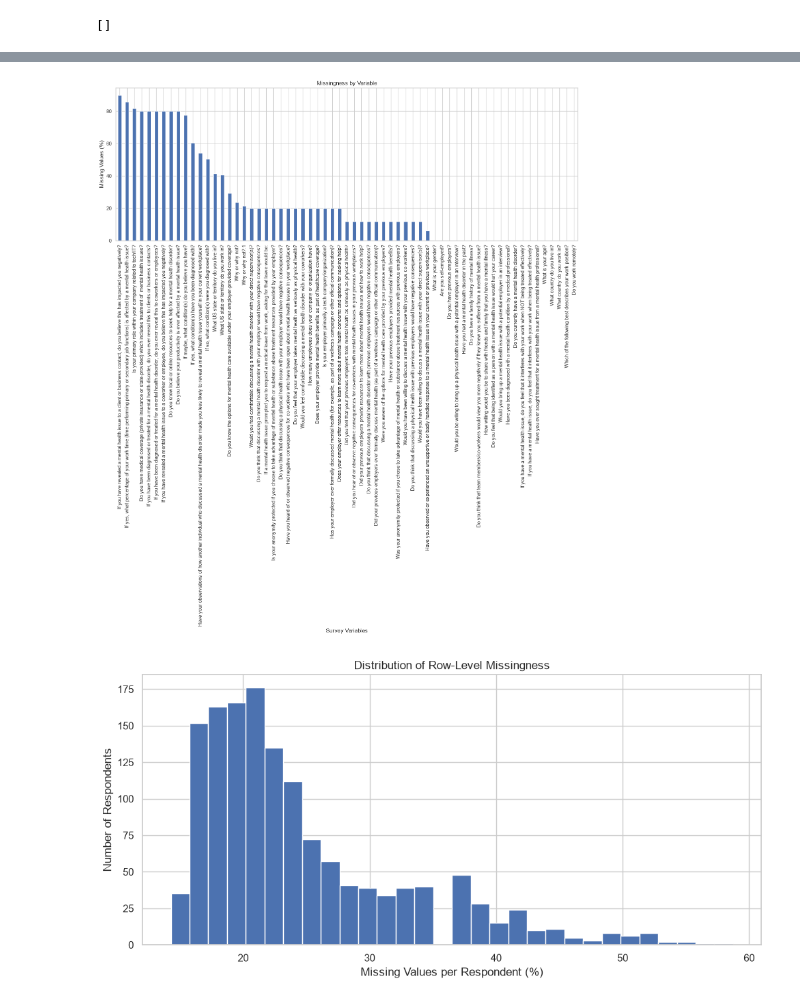
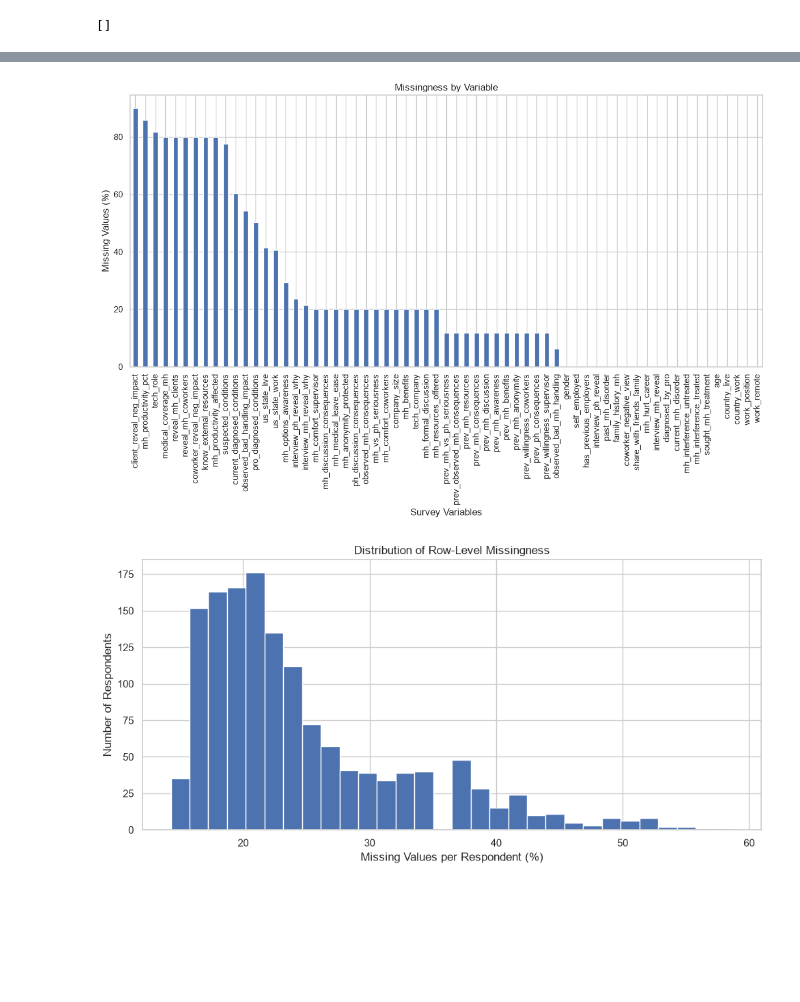
Before and after one commit to CyrilCele/osmi-mental-health-data-clustering, a Jupyter notebook: notebooks/01_data_understanding.ipynb, the cells around one changed output, grey strips where cells are left out. Saved outputs shown, nothing was run; the diff lists cells and outputs as text; code cells hidden in the pictures; blank space fills up the shorter version.

Commit message:
feat(data understanding): add visualisations and column mapping

```diff
--- a/notebooks/01_data_understanding.ipynb
+++ b/notebooks/01_data_understanding.ipynb
@@ -293,26 +383,25 @@ These situations must not be treated as equivalent.
 # %%
 (
-    df.isna().mean()
+    df_copy.isna().mean()
     .sort_values(ascending=False)
     .mul(100)
     .plot(
         kind="bar",
-        figsize=(18, 6),
+        figsize=(12, 8),
         title="Missingness by Variable"
     )
 )
 
 plt.ylabel("Missing Values (%)")
 plt.xlabel("Survey Variables")
-plt.xticks(rotation=90)
 plt.tight_layout()
 plt.savefig(
     Path(FIGURES_PATH) / "missingness_by_colum.png",
     dpi=300,
     bbox_inches="tight"
 )
 plt.show()
 # %% [output]
-[figure, old version]
+[figure, new version]
 # %%
 (
```
Also changed, not shown: parts of 73 cells of this notebook, 12 other files.
